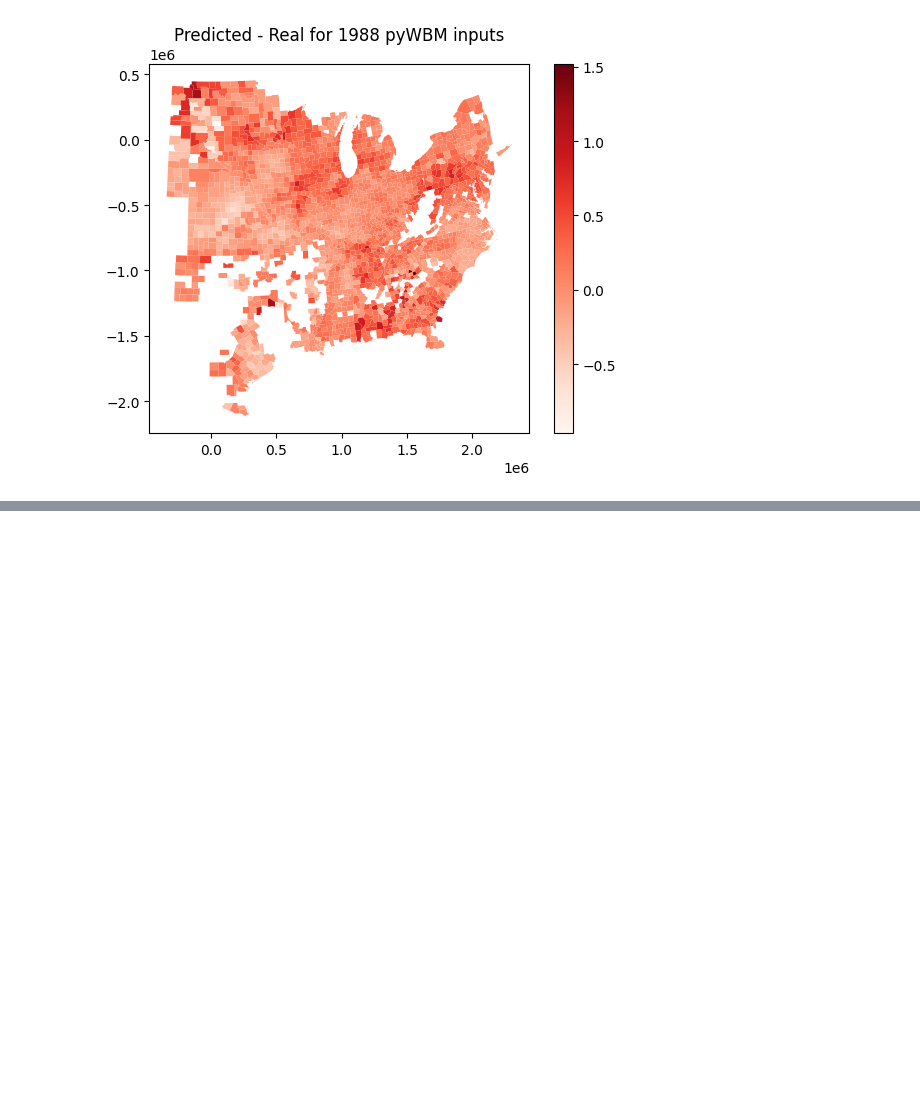
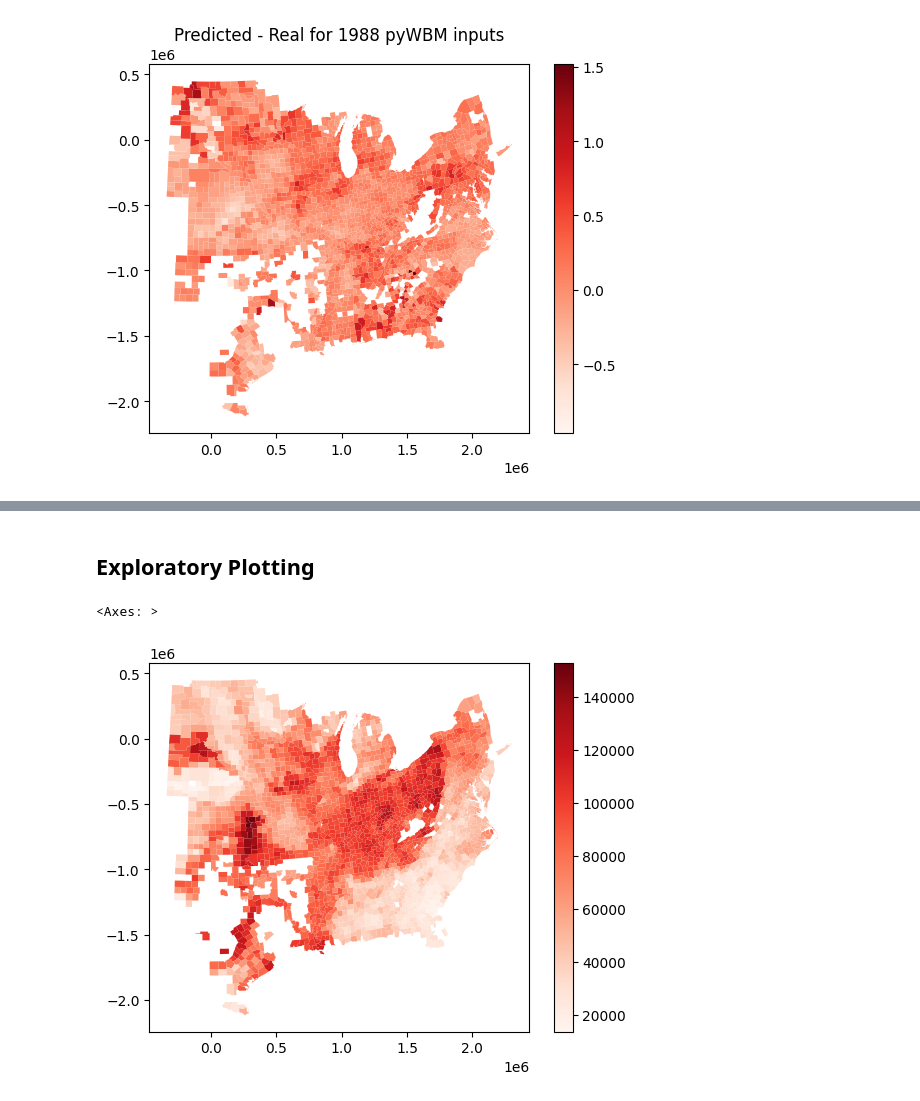
Before and after one commit to theo-avila/avila_et_al_2025_pyWBM_yield, a Jupyter notebook: 5_implementation_2a.ipynb, the cells around one changed output, grey strips where cells are left out. Saved outputs shown, nothing was run; the diff lists cells and outputs as text; code cells hidden in the pictures; blank space fills up the shorter version.

```diff
--- a/5_implementation_2a.ipynb
+++ b/5_implementation_2a.ipynb
@@ -20,9 +20,11 @@ from linearmodels.panel import PanelOLS
 # %%
 csv_output_file_haqiqi2021_2a = "/storage/home/cta5244/work/avila_et_al_2025_pyWBM_yield/data/csv_output_file_haqiqi2021_2a_normalgrowingssn_averageseason_averageyearsm.csv"
 usda_filepath = "/storage/home/cta5244/work/avila_et_al_2025_pyWBM_yield/data/usda_historical_yields.csv"
+county_shp_path = "/storage/work/cta5244/avila_et_al_2025_pyWBM_yield/shape_files/counties_contig_plot.shp"
 # %%
 fips_level_inputs_pd = pd.read_csv(csv_output_file_haqiqi2021_2a)
 fips_level_inputs_pd = fips_level_inputs_pd.rename(columns={'time': 'year'})
+counties = gpd.read_file(county_shp_path)
 fips_level_inputs_pd['year_input'] = fips_level_inputs_pd['year']
 fips_level_inputs_pd['year2'] = fips_level_inputs_pd['year']**2
 usda_pd = pd.read_csv(usda_filepath)
@@ -183,0 +187,15 @@ id: 0x14b54d305240
+# %% [markdown]
+## Exploratory Plotting
+# %%
+single_model_2020 = single_model.xs(2020, level='year')['SoilM_0_100cm_square']
+usda_pd_fix = usda_pd.set_index(['year', 'fips'])
+usda_pd_getlevel = usda_pd_fix.xs(2020, level='year')
+
+single_model_2020 = single_model_2020.reset_index()
+
+merged = counties.merge(single_model_2020, on='fips', how='left')
+
+merged.plot(column='SoilM_0_100cm_square', cmap='Reds', legend=True)
+# %% [output]
+<Axes: >
+[figure, added]
```
Also changed, not shown: parts of 8 cells of this notebook, 2 other files.
